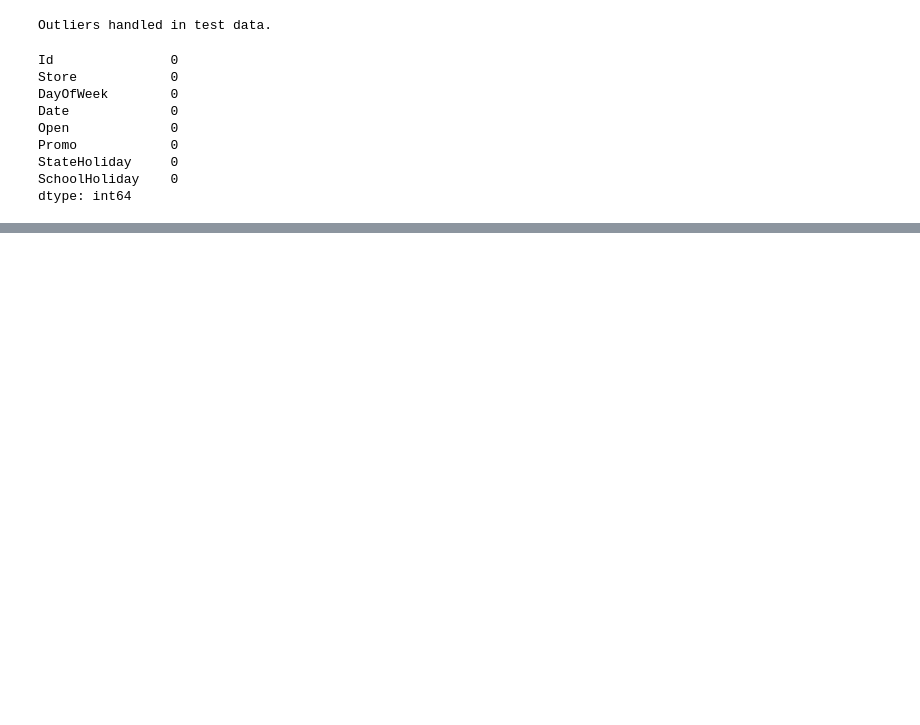
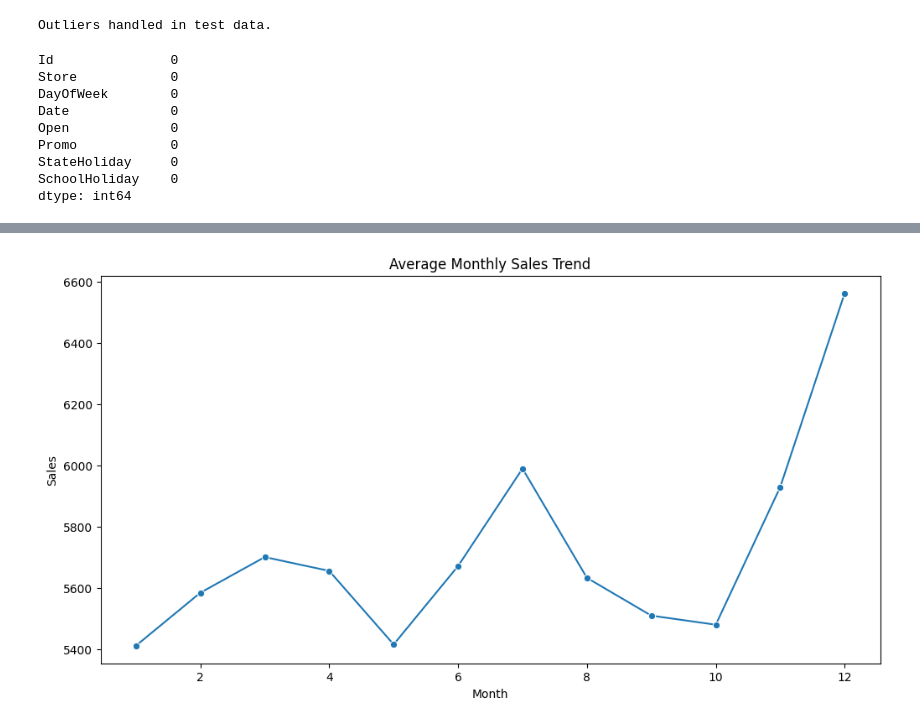
Before and after one commit to b-sam16/Rossmann-Sales-Forecasting, a Jupyter notebook: notebooks/eda.ipynb, the cells around one changed output, grey strips where cells are left out. Cells and saved outputs as stored; diff of their text form; code cells hidden in the pictures; blank space fills up the shorter version.

```diff
--- a/notebooks/eda.ipynb
+++ b/notebooks/eda.ipynb
@@ -295,0 +302,3 @@ visualizer.compare_promo_distribution()
+# %%
+visualizer.seasonal_behavior()
+# %% [output]
@@ -295,0 +306 @@ visualizer.compare_promo_distribution()
+[figure, added]
```
Also changed, not shown: parts of 10 cells of this notebook, 1 other file.
